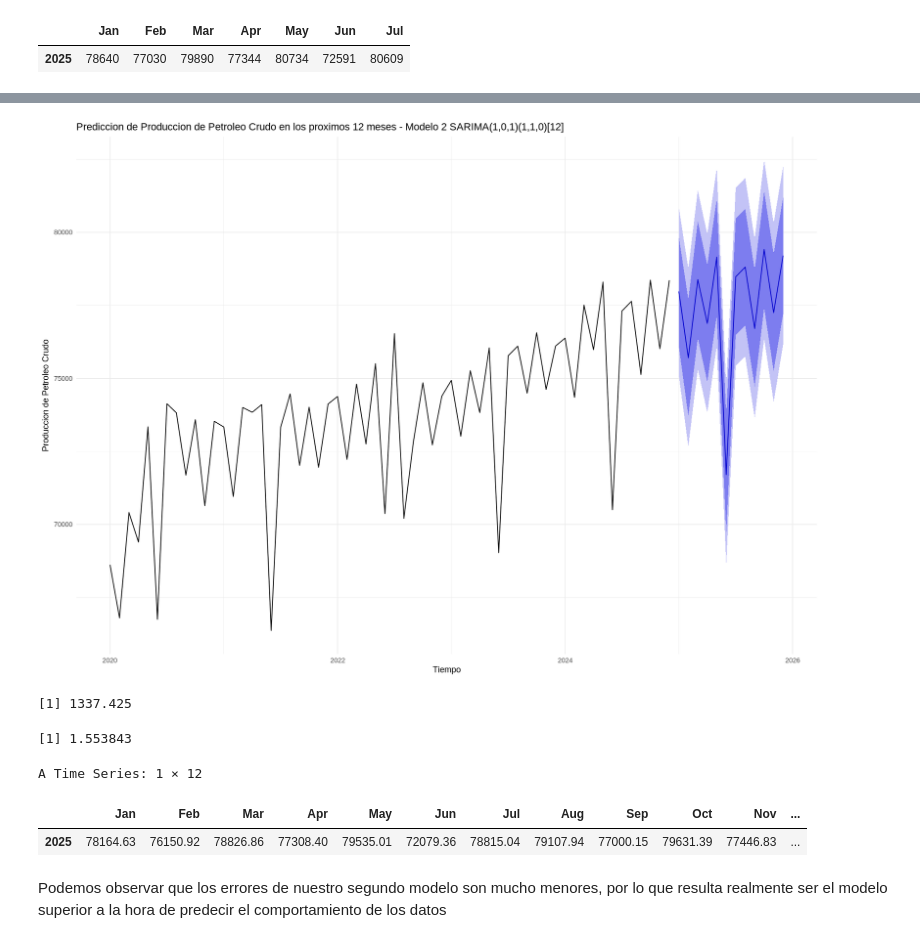
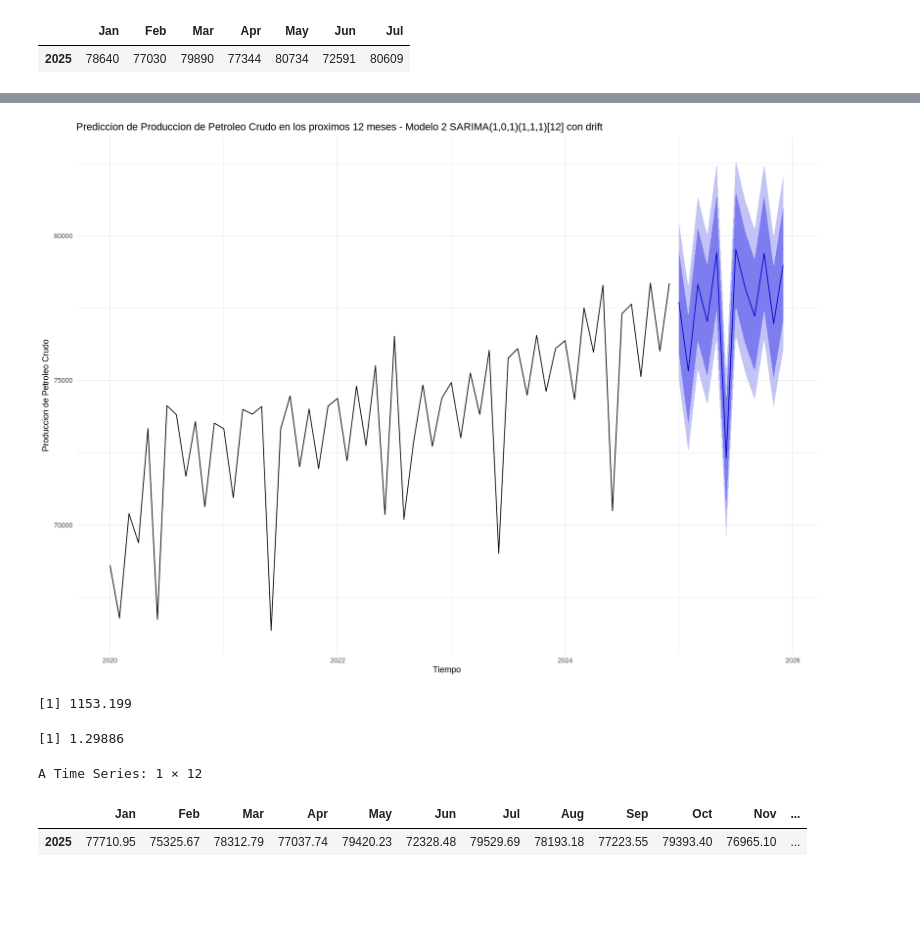
Before and after one commit to Rafagars/Proyecto-1-Series-de-Tiempo-CO6344, a Jupyter notebook: Proyecto_1_Serie_de_Tiempos_CO6344.ipynb, the cells around one changed output, grey strips where cells are left out. Drawn from its saved outputs; the diff is of its cells as text; code cells hidden in the pictures; blank space fills up the shorter version.

```diff
--- a/Proyecto_1_Serie_de_Tiempos_CO6344.ipynb
+++ b/Proyecto_1_Serie_de_Tiempos_CO6344.ipynb
@@ -280,5 +264,6 @@ Un modelo SARIMA(1,0,1)(1,1,0)(12)
 # %%
-modelo_sarima2 = Arima(oil_ts2, order = c(1, 0, 1), seasonal = c(1, 1, 0), include.drift = TRUE)
+#Ajustamos nuestro segundo modelo agregando drift y lambda = 0 para indicarle una transformacion logaritmica
+modelo_sarima2 = Arima(oil_ts2, order = c(1, 0, 1), seasonal = c(1, 1, 1), include.drift = TRUE, lambda = 0)
 summary(modelo_sarima2)
 # %% [output]
 Series: oil_ts2
@@ -304,27 +300,26 @@ prediccion2 = forecast(modelo_sarima2, h = 12)
 # %%
-#Graficamos los valores predichos por el primer modelo
+#@title Grafica Modelo 2 SARIMA(1,0,1)(1,1,1)[12] con drift
+#Graficamos los valores predichos por el tercer modelo
 autoplot(prediccion2) +
-  ggtitle("Prediccion de Produccion de Petroleo Crudo en los proximos 12 meses - Modelo 2 SARIMA(1,0,1)(1,1,0)[12] con drift") +
+  ggtitle("Prediccion de Produccion de Petroleo Crudo en los proximos 12 meses - Modelo 2 SARIMA(1,0,1)(1,1,1)[12] con drift") +
   xlab("Tiempo") +
   ylab("Produccion de Petroleo Crudo") +
   theme_minimal()
 # %% [output]
-[figure, old version]
+[figure, new version]
 # %%
 #Calculamos el error cuadratico medio RMSE
 sqrt(mean((prediccion2$mean[1:7] - reales_prediccion)^2))
 # %% [output]
-[1] 1337.425
+[1] 1153.199
 # %%
 #Calculamos ahora el error Error Porcentual Medio Absoluto MAPE
 mean(abs((prediccion2$mean[1:7] - reales_prediccion)/ reales_prediccion))*100
 # %% [output]
-[1] 1.553843
+[1] 1.29886
 # %%
 prediccion2$mean
 # %% [output]
 A Time Series: 1 × 12
 |  | Jan | Feb | Mar | Apr | May | Jun | Jul | Aug | Sep | Oct | Nov | ... |
-| 2025 | 78164.63 | 76150.92 | 78826.86 | 77308.40 | 79535.01 | 72079.36 | 78815.04 | 79107.94 | 77000.15 | 79631.39 | 77446.83 | ... |
+| 2025 | 77710.95 | 75325.67 | 78312.79 | 77037.74 | 79420.23 | 72328.48 | 79529.69 | 78193.18 | 77223.55 | 79393.40 | 76965.10 | ... |
-# %% [markdown]
-Podemos observar que los errores de nuestro segundo modelo son mucho menores, por lo que resulta realmente ser el modelo superior a la hora de predecir el comportamiento de los datos
```
Also changed, not shown: parts of 56 cells of this notebook.
